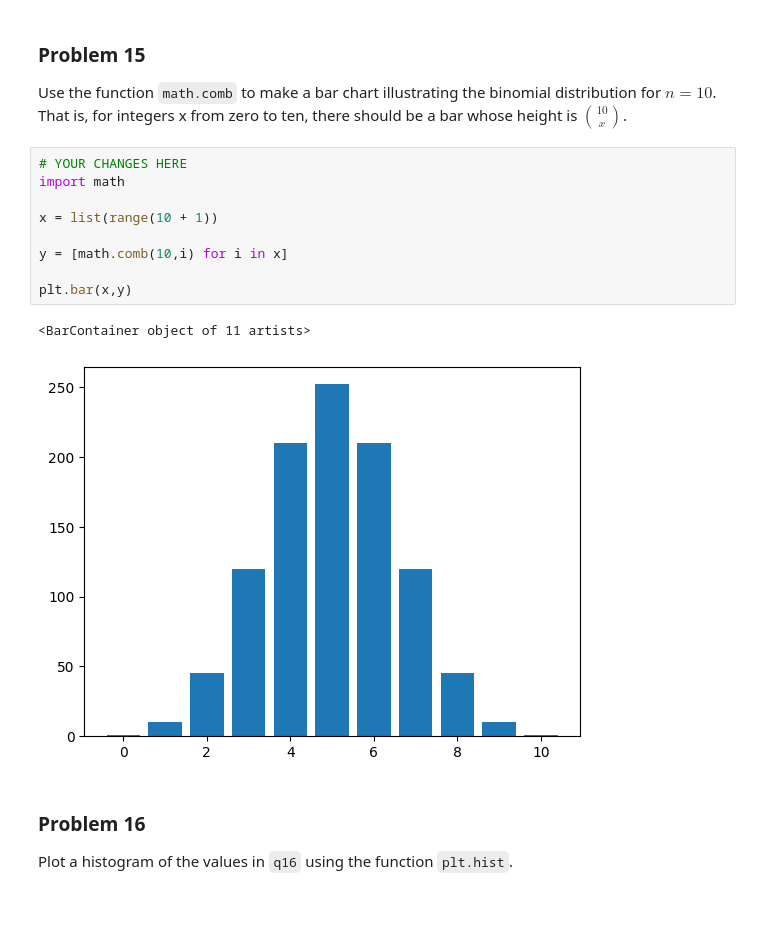
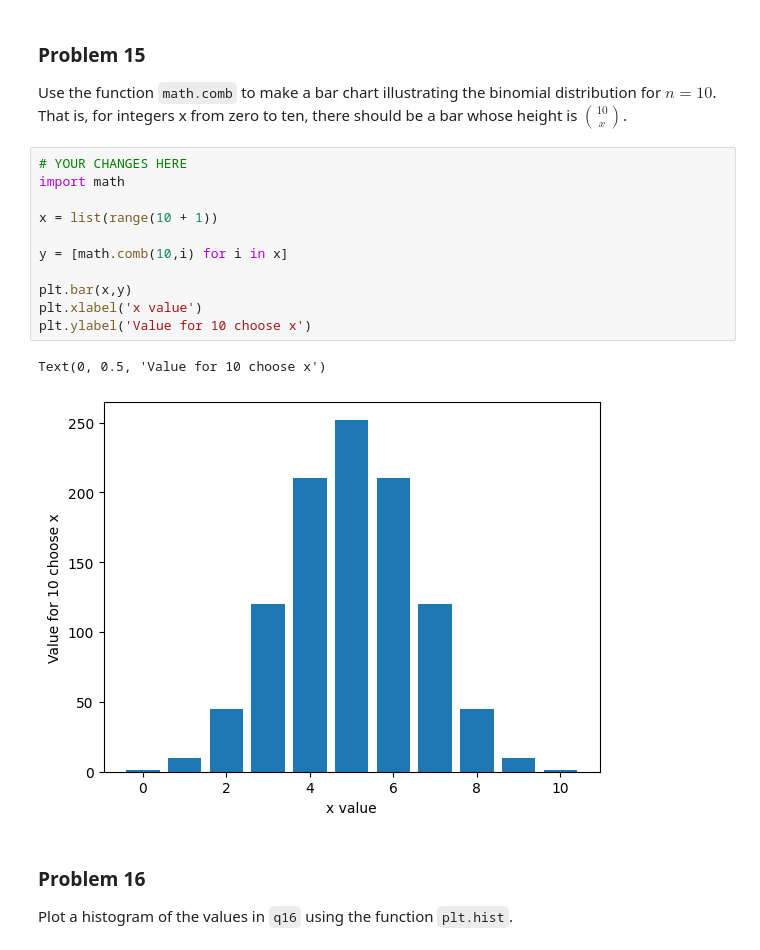
Before and after one commit to mmorebugit/dx602-homework-05, a Jupyter notebook: homework.ipynb, the cells around one changed output. Drawn from its saved outputs; the diff is of its cells as text; blank space fills up the shorter version.

```diff
--- a/homework.ipynb
+++ b/homework.ipynb
@@ -400,15 +401,17 @@ That is, for integers x from zero to ten, there should be a bar whose height is
 # %%
 # YOUR CHANGES HERE
 import math
 
 x = list(range(10 + 1))
 
 y = [math.comb(10,i) for i in x]
 
 plt.bar(x,y)
+plt.xlabel('x value')
+plt.ylabel('Value for 10 choose x')
 # %% [output]
-<BarContainer object of 11 artists>
+Text(0, 0.5, 'Value for 10 choose x')
-[figure, old version]
+[figure, new version]
 # %% [markdown]
 ### Problem 16
 
```
Also changed, not shown: parts of 2 cells of this notebook.
